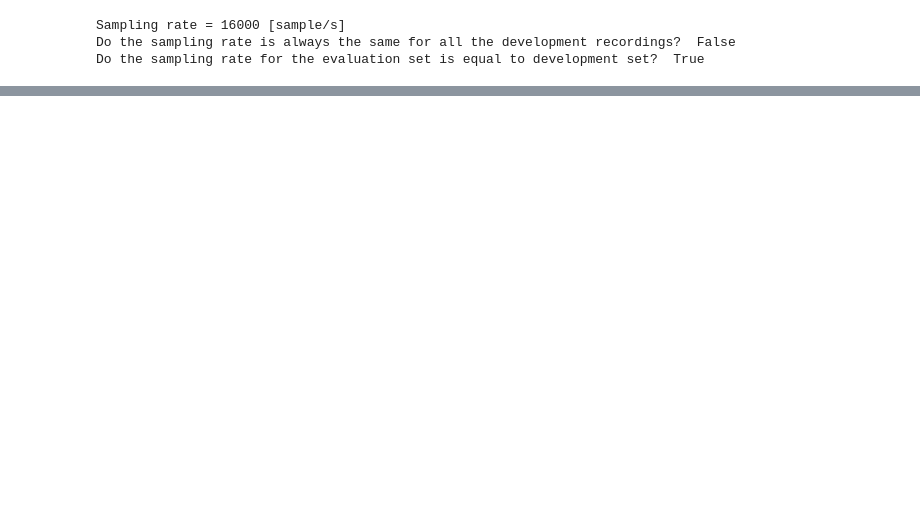
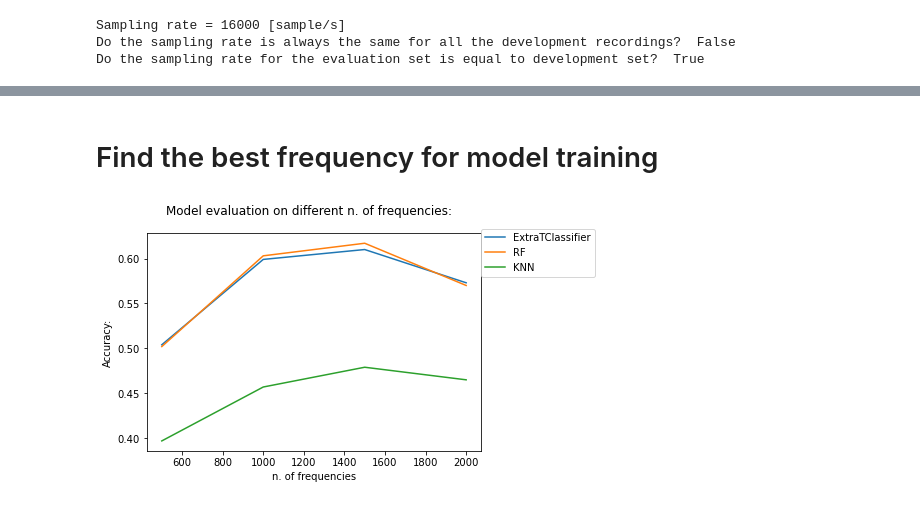
Before and after one commit to Manda404/Machine-Leaning, a Jupyter notebook: Speech-and-Language-Processing/Speech Emotion Recognition.ipynb, the cells around one changed output, grey strips where cells are left out. Saved outputs shown, nothing was run; the diff lists cells and outputs as text; code cells hidden in the pictures; blank space fills up the shorter version.

```diff
--- a/Speech-and-Language-Processing/Speech Emotion Recognition.ipynb
+++ b/Speech-and-Language-Processing/Speech Emotion Recognition.ipynb
@@ -606,0 +373,10 @@ accuracy_score(When the model see new data):  0.3450025367833587
+# %%
+print("Second Part: ")
+perc = 95
+length_95_perc = int(np.ceil(np.percentile(To_clean.LengthsOrg, perc)))
+print(f"The {perc}% of the data has length lower or equal to {length_95_perc}.")
+
+Cut_Audio = Cut_Audio_Features(To_clean.Audio_silence_Norm,length_95_perc)
+Pad_Audio = Padding_sample_audio(Cut_Audio,length_95_perc)
+To_clean['Audio_sil_Norm_Uniform'] = Pad_Audio
+display(To_clean.head(2))
@@ -606,0 +514,45 @@ accuracy_score(When the model see new data):  0.3450025367833587
+# %% [markdown]
+# Find the best frequency for model training
+# %%
+rs,num_column,ts=100,348,0.20 # 348
+models = {
+    "etc":ExtraTreesClassifier(random_state=rs),
+    "rfc":RandomForestClassifier(random_state=rs),
+    "knn":KNeighborsClassifier()
+}
+scores = {}
+for n in range(500,2500,500): #for n in range(900,1000,50):
+    Features=Feature_extraction(To_clean,n)
+    df_spec = pd.DataFrame(data=Features,index=To_clean.index,columns=["X_%s" % x for x in range(num_column)])
+    #Xsc, XMinsc = preprocessing_std_and_MinMaxScaler(df_spec)
+    #which data tranformation do you want to train:
+    X, y,_ = create_train_and_test_dataset(df_spec,To_clean['Target'].values)
+    # Train Test split:
+    X_train, X_test, y_train, y_test = train_test_split(X,y,test_size=ts,stratify=y,random_state=34)
+    score = []
+    for model in models:
+        clf = models[model]
+        clf.fit(X_train, y_train)
+        y_pred = clf.predict(X_test)
+        Accuracy = round(accuracy_score(y_test, y_pred),3)
+        #p,r,f,s = precision_recall_fscore_support(y_test, y_pred)
+        score.append((model,Accuracy))
+    scores[n] = score
+
+
+etc_scores = [x[0][1] for x in scores.values()]
+rfc_scores = [x[1][1] for x in scores.values()]
+knn_scores = [x[2][1] for x in scores.values()]
+x = scores.keys()
+
+plt.plot(x, etc_scores, label = 'ExtraTClassifier')
+plt.plot(x, rfc_scores, label = 'RF')
+plt.plot(x, knn_scores, label= 'KNN')
+
+plt.legend(loc = (1,.8))
+plt.suptitle("Model evaluation on different n. of frequencies:")
+plt.xlabel("n. of frequencies")
+plt.ylabel('Accuracy:')
+plt.show()
+# %% [output]
+[figure, added]
```
Also changed, not shown: parts of 58 cells of this notebook.
